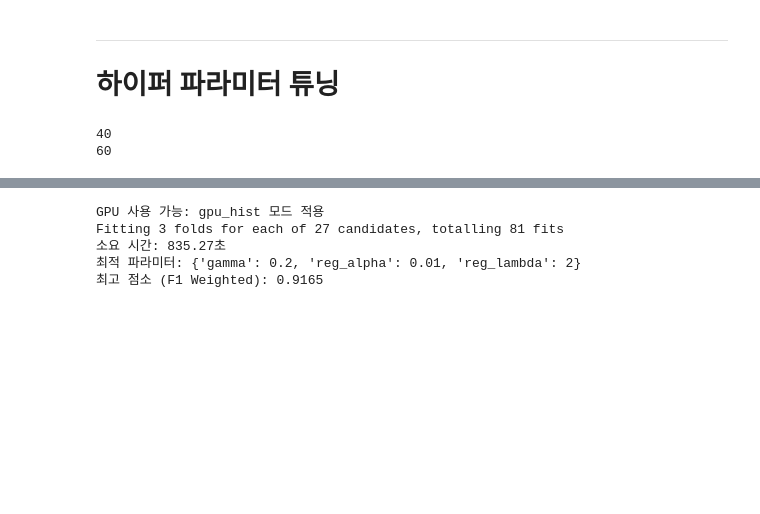
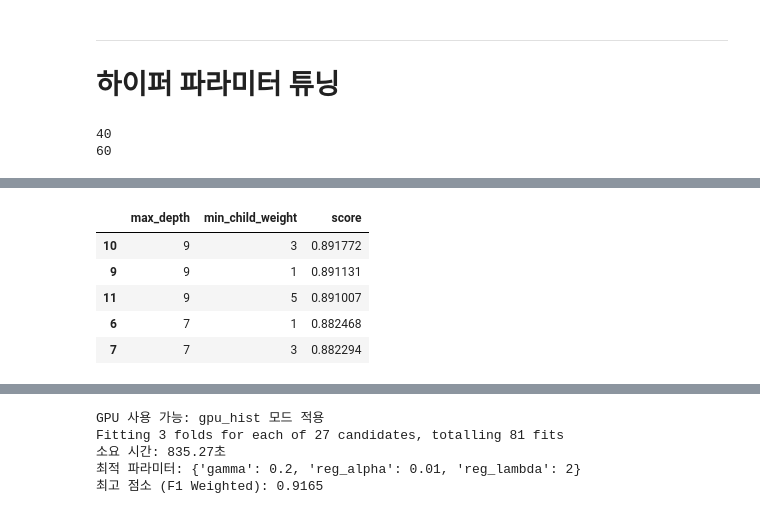
Before and after one commit to s0nh/segment-classification, a Jupyter notebook: xgboost_baseline.ipynb, the cells around one changed output, grey strips where cells are left out. Saved outputs shown, nothing was run; the diff lists cells and outputs as text; code cells hidden in the pictures; blank space fills up the shorter version.

```diff
--- a/xgboost_baseline.ipynb
+++ b/xgboost_baseline.ipynb
@@ -2530,0 +2593,70 @@ print(len(continuous_cols))
+# %%
+import pandas as pd
+import numpy as np
+import xgboost as xgb
+import time
+from sklearn.model_selection import ParameterGrid
+from sklearn.metrics import f1_score
+from imblearn.over_sampling import SMOTENC
+
+from sklearn.utils.class_weight import compute_sample_weight
+
+# 가중치 설정
+weights = compute_sample_weight(
+    class_weight='balanced',
+    y=y_train_res
+)
+
+# 1차 튜닝 시작
+
+# 1차 고정 파라미터
+fixed_params = {
+    'objective' : 'multi:softprob',
+    'num_class' : 5,
+    'eval_metric' : 'mlogloss',
+    'random_state' : 42,
+
+    # 튜닝 속도를 위해 기본 설정
+    'n_estimators' : 100,
+    'learning_rate' : 0.1,
+}
+
+# 1차 튜닝 대상
+param_grid_1 = {
+    'max_depth' : [3, 5, 7, 9],
+    'min_child_weight' : [1, 3, 5]
+}
+grid_list = list(ParameterGrid(param_grid_1))
+
+results = []
+
+for i , params in enumerate(grid_list):
+    try:
+        model = xgb.XGBClassifier(\
+            **fixed_params,
+            **params,
+            device='cuda',
+            tree_method='hist',  # GPU 모드 설정
+        )
+
+        model.fit(X_train_res, y_train_res, verbose=False, sample_weight=weights)
+
+
+    except Exception:
+        model = xgb.XGBClassifier(
+            **fixed_params,
+            **params,
+        ) # CPU 모드 설정
+
+        model.fit(X_train_res, y_train_res, verbose=False, sample_weight=weights)
+
+    preds = model.predict(X_val_scaled)
+    score = f1_score(y_val_scaled, preds, average='weighted')
+
+    print(f"[{i+1}/{len(grid_list)}] Params: {params} | F1_score: {score:.4f}")
+    results.append({**params, 'score': score})
+
+results_df = pd.DataFrame(results).sort_values(by='score', ascending=False)
+print('최적 파라미터:', results_df.iloc[0].to_dict())
+results_df.head()
+# %% [output]
@@ -2530,0 +2676,6 @@ print(len(continuous_cols))
+|  | max_depth | min_child_weight | score |
+| 10 | 9 | 3 | 0.891772 |
+| 9 | 9 | 1 | 0.891131 |
+| 11 | 9 | 5 | 0.891007 |
+| 6 | 7 | 1 | 0.882468 |
+| 7 | 7 | 3 | 0.882294 |
```
Also changed, not shown: parts of 16 cells of this notebook.
